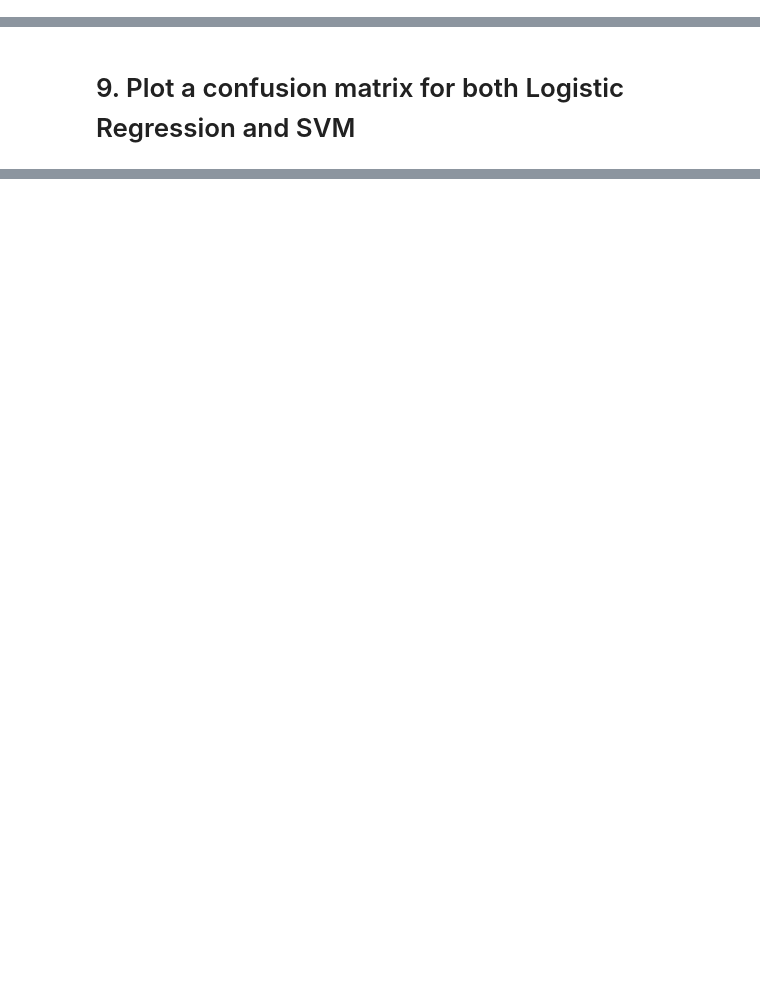
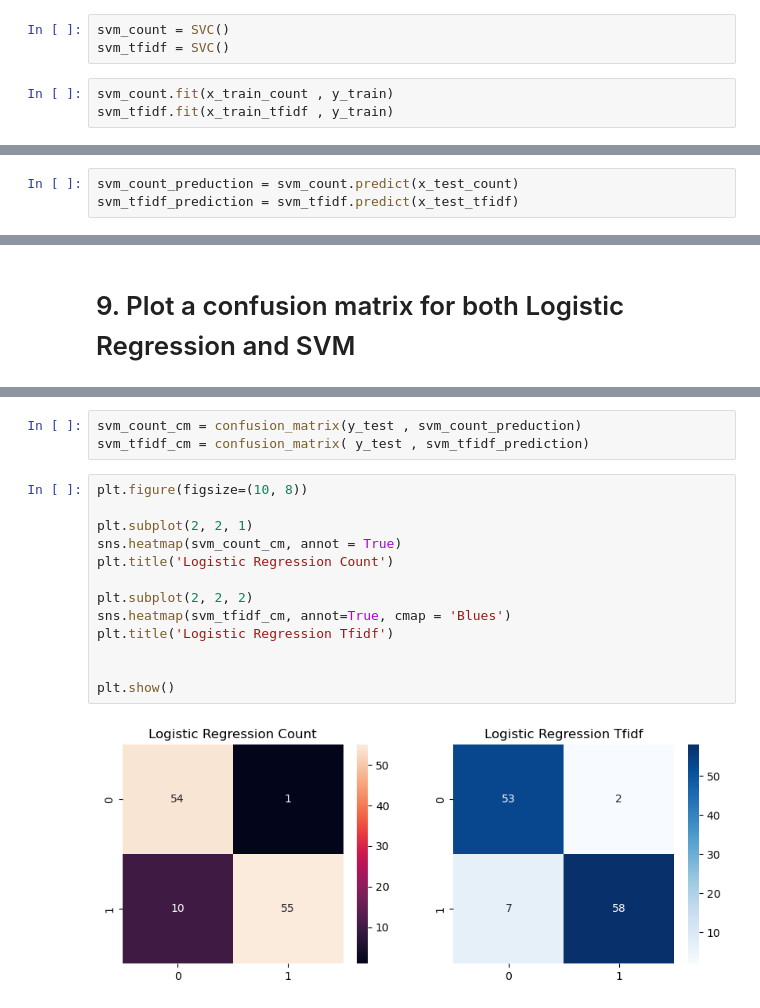
Before and after one commit to Tuwaiq-Data-Science-Bootcamp-V4/SVM-Lab1, a Jupyter notebook: SVM_Assignment.ipynb, the cells around one changed output, grey strips where cells are left out. Saved outputs shown, nothing was run; the diff lists cells and outputs as text; blank space fills up the shorter version.

```diff
--- a/SVM_Assignment.ipynb
+++ b/SVM_Assignment.ipynb
@@ -24,0 +73,6 @@
+# %%
+svm_count = SVC()
+svm_tfidf = SVC()
+# %%
+svm_count.fit(x_train_count , y_train)
+svm_tfidf.fit(x_train_tfidf , y_train)
@@ -26,0 +99,3 @@
+# %%
+svm_count_preduction = svm_count.predict(x_test_count)
+svm_tfidf_prediction = svm_tfidf.predict(x_test_tfidf)
@@ -28,0 +135,18 @@
+# %%
+svm_count_cm = confusion_matrix(y_test , svm_count_preduction)
+svm_tfidf_cm = confusion_matrix( y_test , svm_tfidf_prediction)
+# %%
+plt.figure(figsize=(10, 8))
+
+plt.subplot(2, 2, 1)
+sns.heatmap(svm_count_cm, annot = True)
+plt.title('Logistic Regression Count')
+
+plt.subplot(2, 2, 2)
+sns.heatmap(svm_tfidf_cm, annot=True, cmap = 'Blues')
+plt.title('Logistic Regression Tfidf')
+
+
+plt.show()
+# %% [output]
+[figure, added]
```
Also changed, not shown: parts of 22 cells of this notebook.
